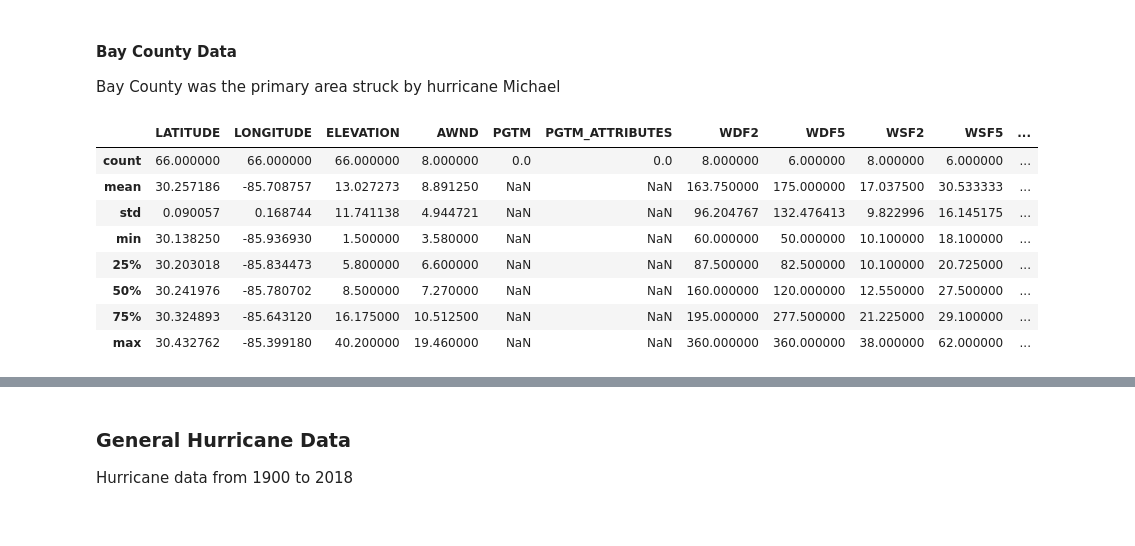
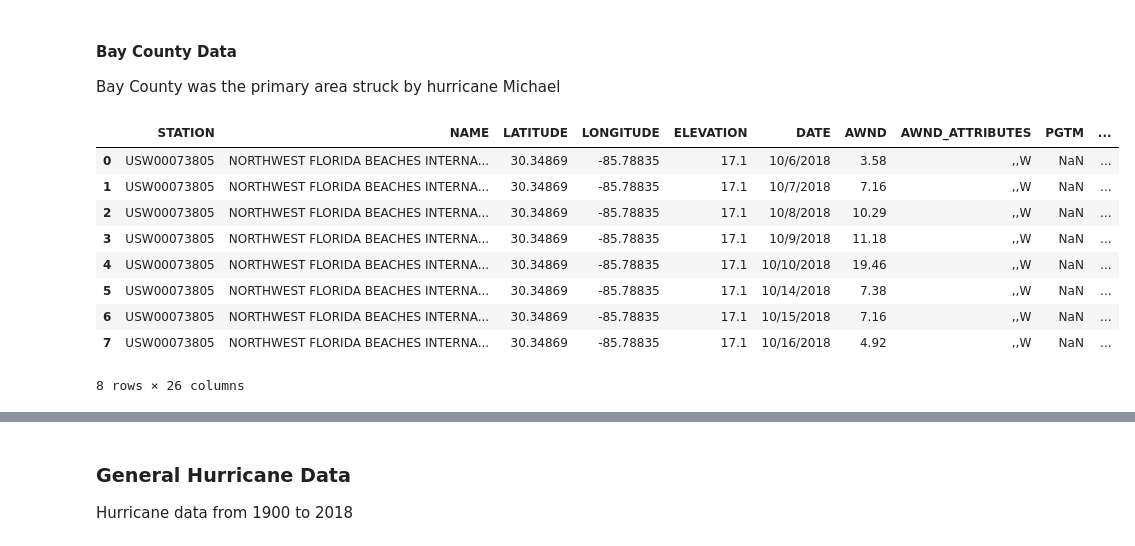
Before and after one commit to SSGrasland/Modeling-Hurricane-Impact-on-Florida-Real-Estate-Value-, a Jupyter notebook: Capstone.ipynb, the cells around one changed output, grey strips where cells are left out. Saved outputs shown, nothing was run; the diff lists cells and outputs as text; code cells hidden in the pictures.

```diff
--- a/Capstone.ipynb
+++ b/Capstone.ipynb
@@ -55,6 +55,7 @@ from math import sqrt
 from collections import Counter
 
 pd.set_option('display.max_colwidth', None)
+pd.set_option('display.max_rows', None)
 warnings.filterwarnings('ignore')
 warnings.simplefilter('ignore')
 plt.style.use('ggplot')
@@ -182,16 +448,17 @@ Bay County was the primary area struck by hurricane Michael
 # %%
 #Bay County Data from Hurricane Michael
 #Taken from NOAA
 
 baycounty = pd.read_csv(r'data\Bay_County.csv')
-baycounty.describe()
+baycounty
 # %% [output]
-|  | LATITUDE | LONGITUDE | ELEVATION | AWND | PGTM | PGTM_ATTRIBUTES | WDF2 | WDF5 | WSF2 | WSF5 | ... |
-| count | 66.000000 | 66.000000 | 66.000000 | 8.000000 | 0.0 | 0.0 | 8.000000 | 6.000000 | 8.000000 | 6.000000 | ... |
-| mean | 30.257186 | -85.708757 | 13.027273 | 8.891250 | NaN | NaN | 163.750000 | 175.000000 | 17.037500 | 30.533333 | ... |
-| std | 0.090057 | 0.168744 | 11.741138 | 4.944721 | NaN | NaN | 96.204767 | 132.476413 | 9.822996 | 16.145175 | ... |
-| min | 30.138250 | -85.936930 | 1.500000 | 3.580000 | NaN | NaN | 60.000000 | 50.000000 | 10.100000 | 18.100000 | ... |
-| 25% | 30.203018 | -85.834473 | 5.800000 | 6.600000 | NaN | NaN | 87.500000 | 82.500000 | 10.100000 | 20.725000 | ... |
-| 50% | 30.241976 | -85.780702 | 8.500000 | 7.270000 | NaN | NaN | 160.000000 | 120.000000 | 12.550000 | 27.500000 | ... |
-| 75% | 30.324893 | -85.643120 | 16.175000 | 10.512500 | NaN | NaN | 195.000000 | 277.500000 | 21.225000 | 29.100000 | ... |
-| max | 30.432762 | -85.399180 | 40.200000 | 19.460000 | NaN | NaN | 360.000000 | 360.000000 | 38.000000 | 62.000000 | ... |
+|  | STATION | NAME | LATITUDE | LONGITUDE | ELEVATION | DATE | AWND | AWND_ATTRIBUTES | PGTM | ... |
+| 0 | USW00073805 | NORTHWEST FLORIDA BEACHES INTERNA... | 30.34869 | -85.78835 | 17.1 | 10/6/2018 | 3.58 | ,,W | NaN | ... |
+| 1 | USW00073805 | NORTHWEST FLORIDA BEACHES INTERNA... | 30.34869 | -85.78835 | 17.1 | 10/7/2018 | 7.16 | ,,W | NaN | ... |
+| 2 | USW00073805 | NORTHWEST FLORIDA BEACHES INTERNA... | 30.34869 | -85.78835 | 17.1 | 10/8/2018 | 10.29 | ,,W | NaN | ... |
+| 3 | USW00073805 | NORTHWEST FLORIDA BEACHES INTERNA... | 30.34869 | -85.78835 | 17.1 | 10/9/2018 | 11.18 | ,,W | NaN | ... |
+| 4 | USW00073805 | NORTHWEST FLORIDA BEACHES INTERNA... | 30.34869 | -85.78835 | 17.1 | 10/10/2018 | 19.46 | ,,W | NaN | ... |
+| 5 | USW00073805 | NORTHWEST FLORIDA BEACHES INTERNA... | 30.34869 | -85.78835 | 17.1 | 10/14/2018 | 7.38 | ,,W | NaN | ... |
+| 6 | USW00073805 | NORTHWEST FLORIDA BEACHES INTERNA... | 30.34869 | -85.78835 | 17.1 | 10/15/2018 | 7.16 | ,,W | NaN | ... |
+| 7 | USW00073805 | NORTHWEST FLORIDA BEACHES INTERNA... | 30.34869 | -85.78835 | 17.1 | 10/16/2018 | 4.92 | ,,W | NaN | ... |
+8 rows × 26 columns
```
Also changed, not shown: parts of 46 cells of this notebook, 51 other files.
